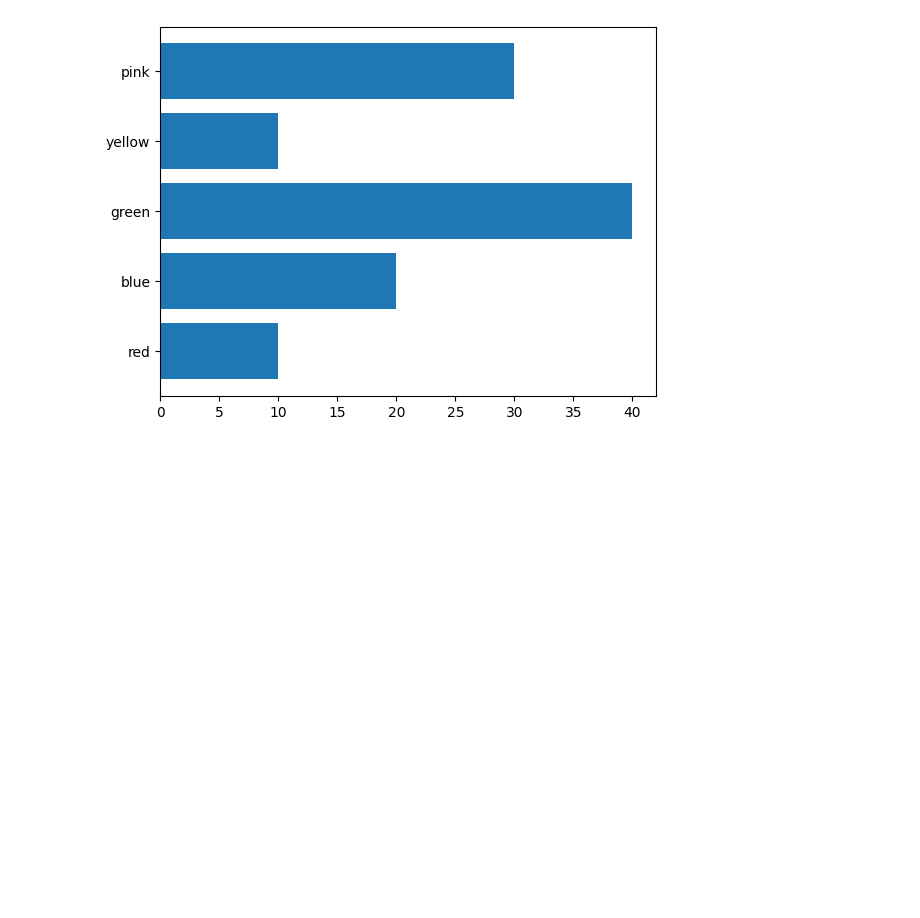
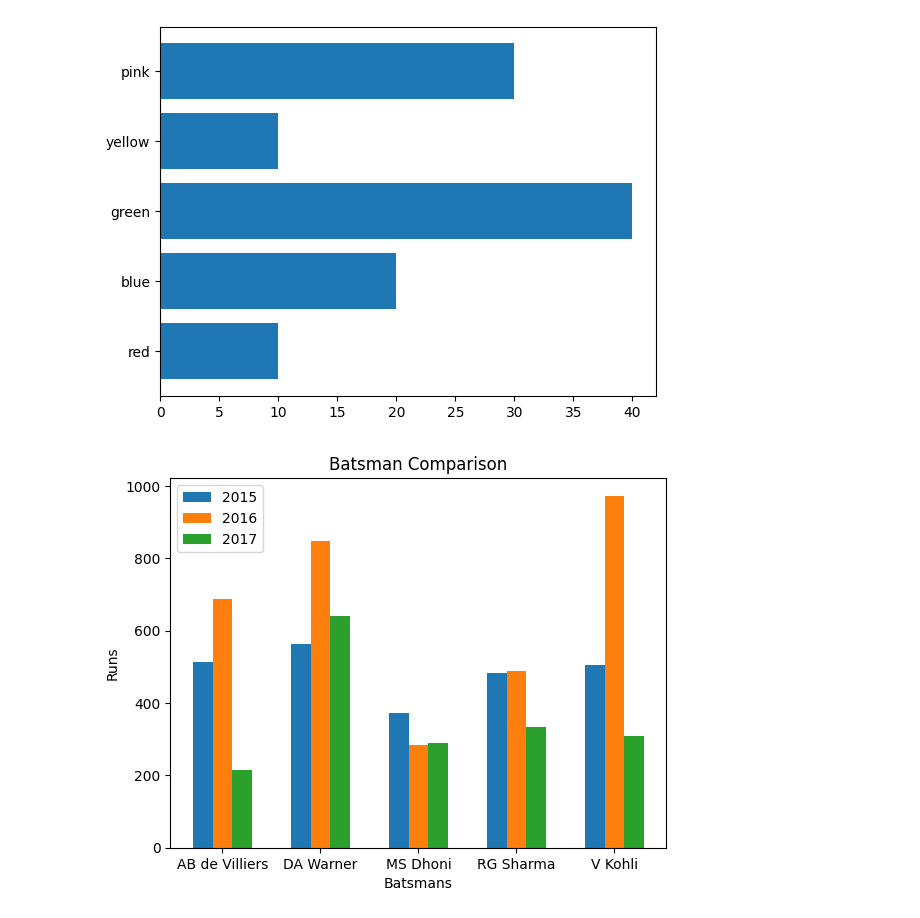
Before and after one commit to Amjad-Bin-Aslam/Data-Analysis-Portfolio, a Jupyter notebook: 06_Matplotlib/01_Matplotlib_Exercise.ipynb, the cells around one changed output. Saved outputs shown, nothing was run; the diff lists cells and outputs as text; code cells hidden in the pictures; blank space fills up the shorter version.

Commit message:
Stacked and multiple bar charts are done

```diff
--- a/06_Matplotlib/01_Matplotlib_Exercise.ipynb
+++ b/06_Matplotlib/01_Matplotlib_Exercise.ipynb
@@ -25,6 +25,7 @@ plt.style.use('default')
 # import data sets
 batsman = pd.read_csv('/content/sharma-kohli.csv')
 batter = pd.read_csv('/content/batter.csv')
+season_record = pd.read_csv('/content/batsman_season_record.csv')
 # %% [markdown]
 # 2D Line Plot
 A 2D line plot is a graph that shows the relationship between two variables:
@@ -186,3 +187,17 @@ plt.barh(colors,children)
 # %% [output]
 <BarContainer object of 5 artists>
 [figure]
+# %%
+# multiple bar charts
+plt.bar(np.arange(season_record.shape[0]) - 0.2,season_record['2015'],width=0.2 , label='2015')
+plt.bar(np.arange(season_record.shape[0]), season_record['2016'],width=0.2, label='2016')
+plt.bar(np.arange(season_record.shape[0]) + 0.2, season_record['2017'], width=0.2, label='2017')
+
+plt.xticks(np.arange(season_record.shape[0]), season_record['batsman'])
+plt.legend()
+plt.xlabel("Batsmans")
+plt.ylabel('Runs')
+plt.title('Batsman Comparison')
+plt.show()
+# %% [output]
+[figure, added]
```
Also changed, not shown: parts of 3 cells of this notebook.
